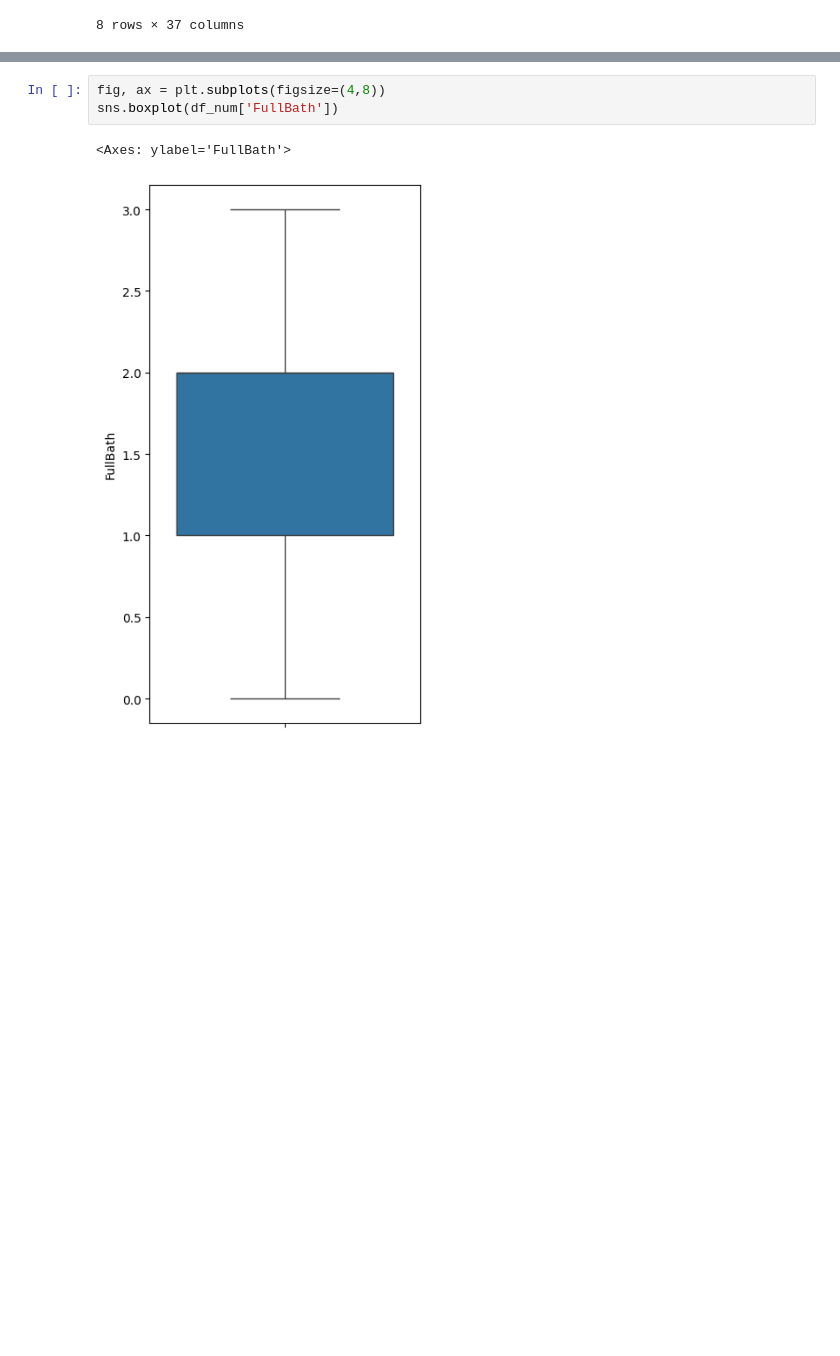
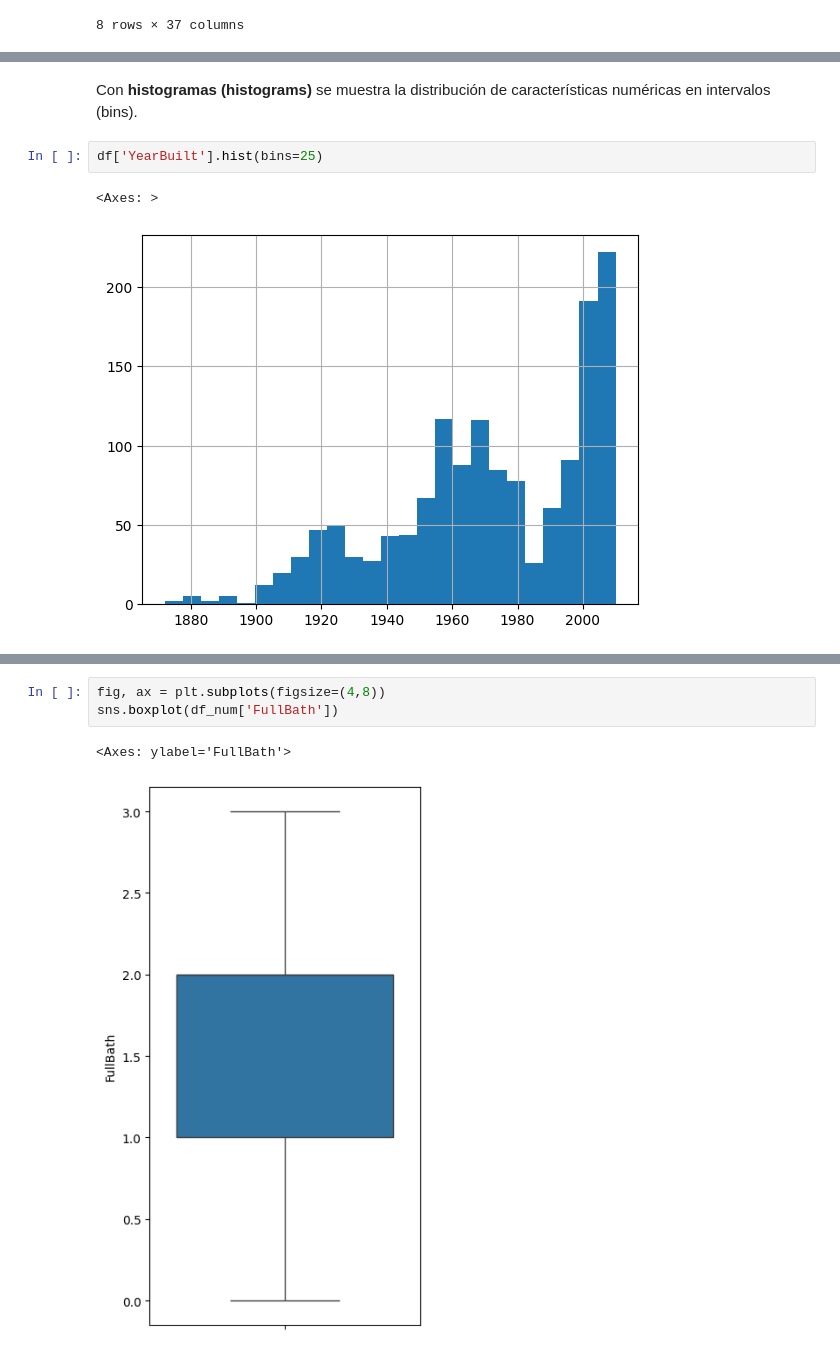
Before and after one commit to andrescastro-itm/AI_ITM, a Jupyter notebook: Clase 2/EDA.ipynb, the cells around one changed output, grey strips where cells are left out. Drawn from its saved outputs; the diff is of its cells as text; blank space fills up the shorter version.

```diff
--- a/Clase 2/EDA.ipynb
+++ b/Clase 2/EDA.ipynb
@@ -166,0 +218,7 @@ sns.heatmap(mat_corr, annot = True, ax = ax, linewidths= .1, annot_kws={"fontsiz
+# %% [markdown]
+Con **histogramas (histograms)** se muestra la distribución de características numéricas en intervalos (bins).
+# %%
+df['YearBuilt'].hist(bins=25)
+# %% [output]
+<Axes: >
+[figure, added]
```
Also changed, not shown: parts of 32 cells of this notebook.
